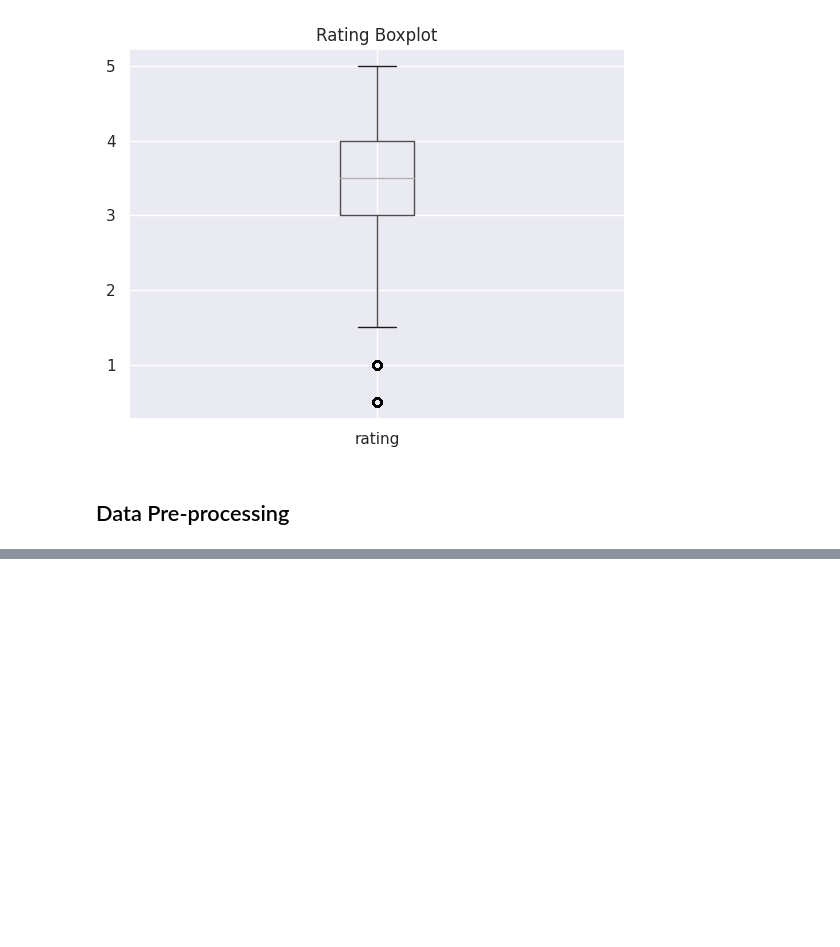
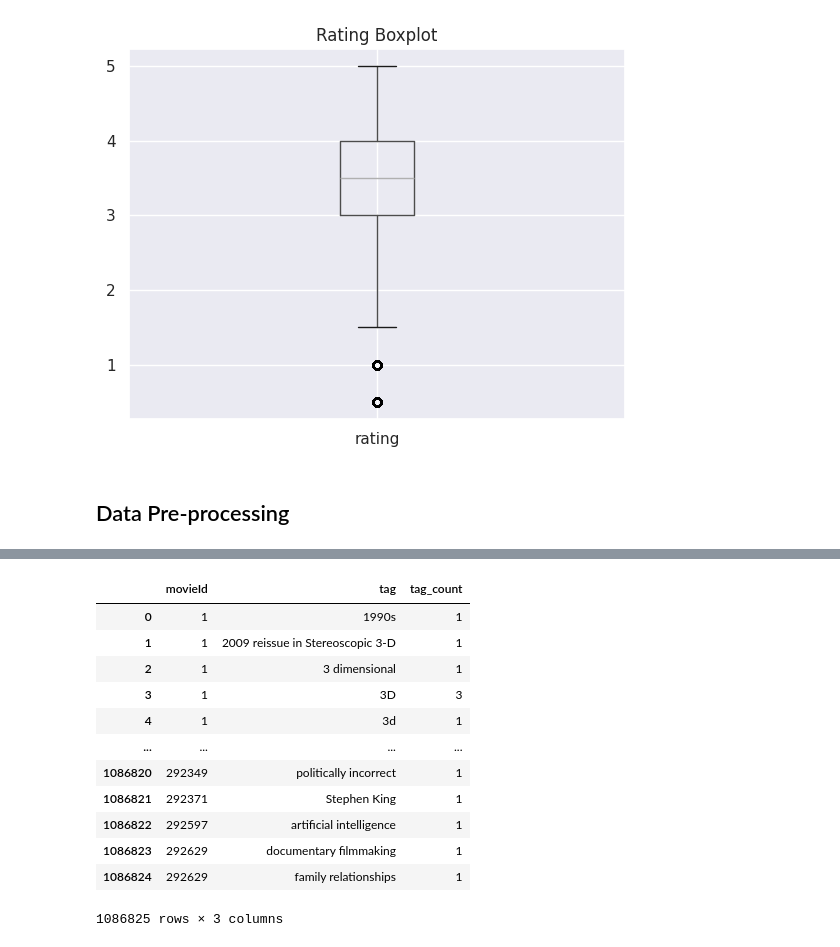
Before and after one commit to aaronmj7/MSc_project, a Jupyter notebook: Project_v1.ipynb, the cells around one changed output, grey strips where cells are left out. Drawn from its saved outputs; the diff is of its cells as text; code cells hidden in the pictures; blank space fills up the shorter version.

```diff
--- a/Project_v1.ipynb
+++ b/Project_v1.ipynb
@@ -361,0 +445,19 @@ plt.show()
+# %%
+# Count the occurrences of each tag for each movie
+tag_counts_df = tags_df.groupby(['movieId', 'tag']).size().reset_index(name='tag_count')
+
+tag_counts_df
+# %% [output]
+|  | movieId | tag | tag_count |
+| 0 | 1 | 1990s | 1 |
+| 1 | 1 | 2009 reissue in Stereoscopic 3-D | 1 |
+| 2 | 1 | 3 dimensional | 1 |
+| 3 | 1 | 3D | 3 |
+| 4 | 1 | 3d | 1 |
+| ... | ... | ... | ... |
+| 1086820 | 292349 | politically incorrect | 1 |
+| 1086821 | 292371 | Stephen King | 1 |
+| 1086822 | 292597 | artificial intelligence | 1 |
+| 1086823 | 292629 | documentary filmmaking | 1 |
+| 1086824 | 292629 | family relationships | 1 |
+1086825 rows × 3 columns
```
Also changed, not shown: parts of 14 cells of this notebook.
